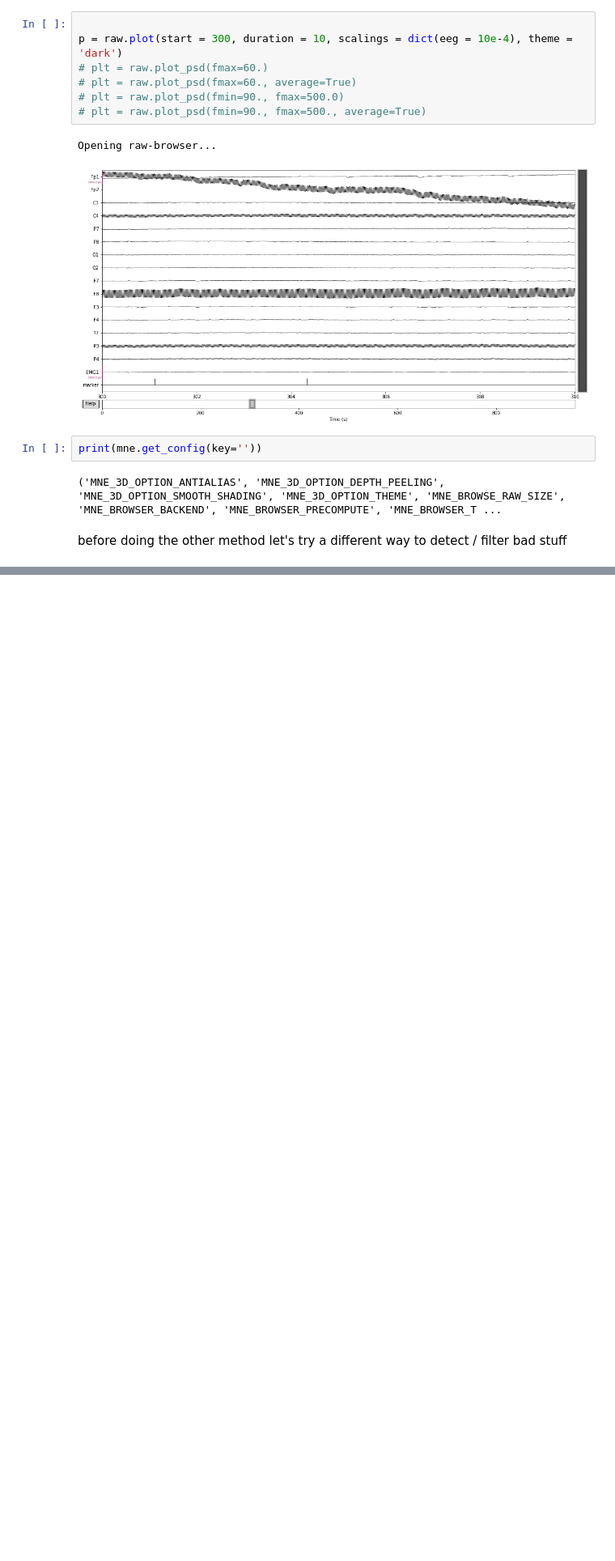
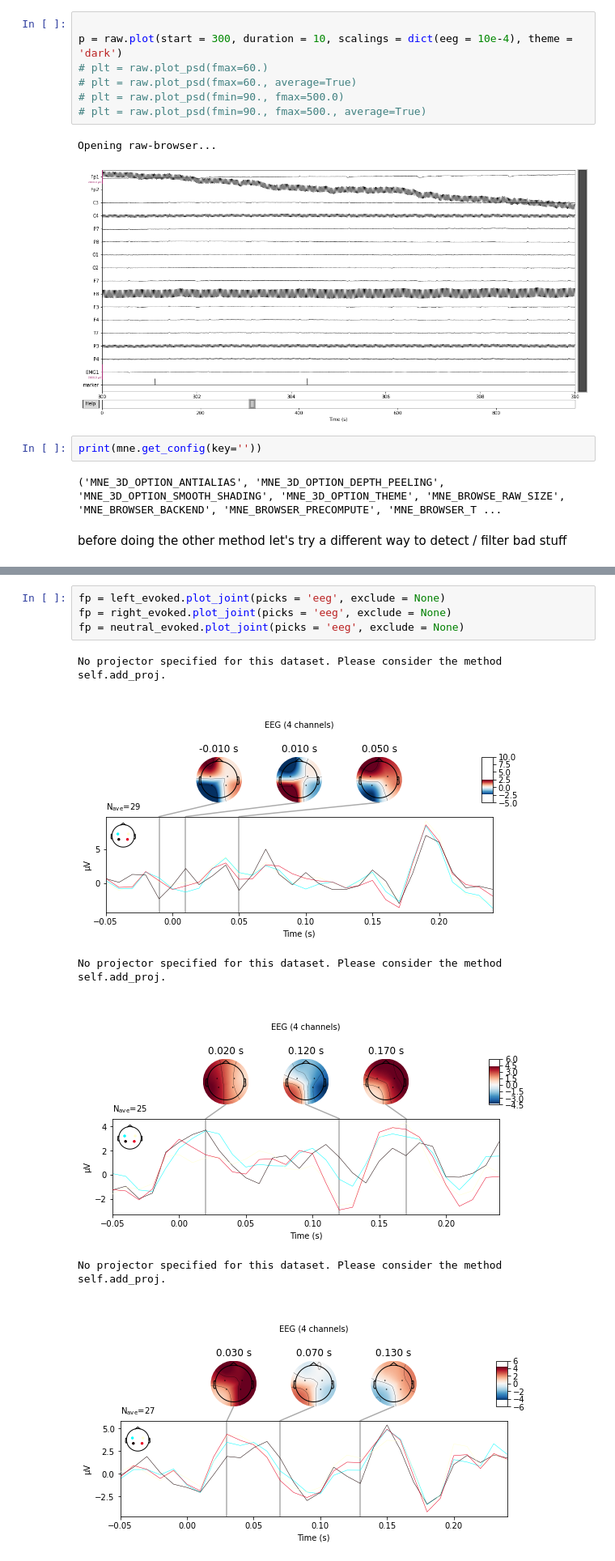
Before and after one commit to zeyus/CogNeuroExam, a Jupyter notebook: src/single_file_analysis_SD_clean4.ipynb, the cells around one changed output, grey strips where cells are left out. Shown at 81% size. Saved outputs shown, nothing was run; the diff lists cells and outputs as text; blank space fills up the shorter version.

```diff
--- a/src/single_file_analysis_SD_clean4.ipynb
+++ b/src/single_file_analysis_SD_clean4.ipynb
@@ -258,0 +157,11 @@ No projector specified for this dataset. Please consider the method self.add_pro
+# %%
+fp = left_evoked.plot_joint(picks = 'eeg', exclude = None)
+fp = right_evoked.plot_joint(picks = 'eeg', exclude = None)
+fp = neutral_evoked.plot_joint(picks = 'eeg', exclude = None)
+# %% [output]
+No projector specified for this dataset. Please consider the method self.add_proj.
+[figure, added]
+No projector specified for this dataset. Please consider the method self.add_proj.
+[figure, added]
+No projector specified for this dataset. Please consider the method self.add_proj.
+[figure, added]
```
Also changed, not shown: parts of 11 cells of this notebook.
